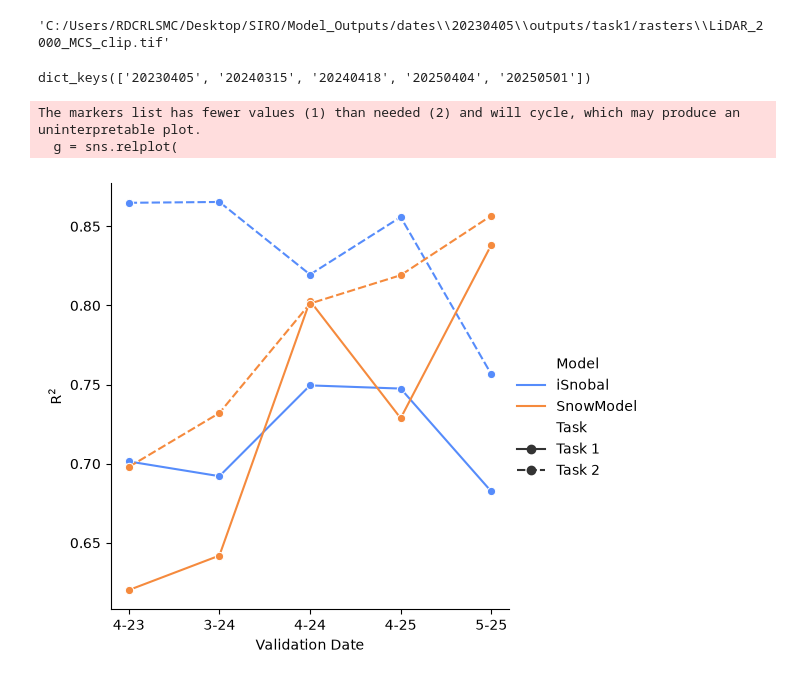
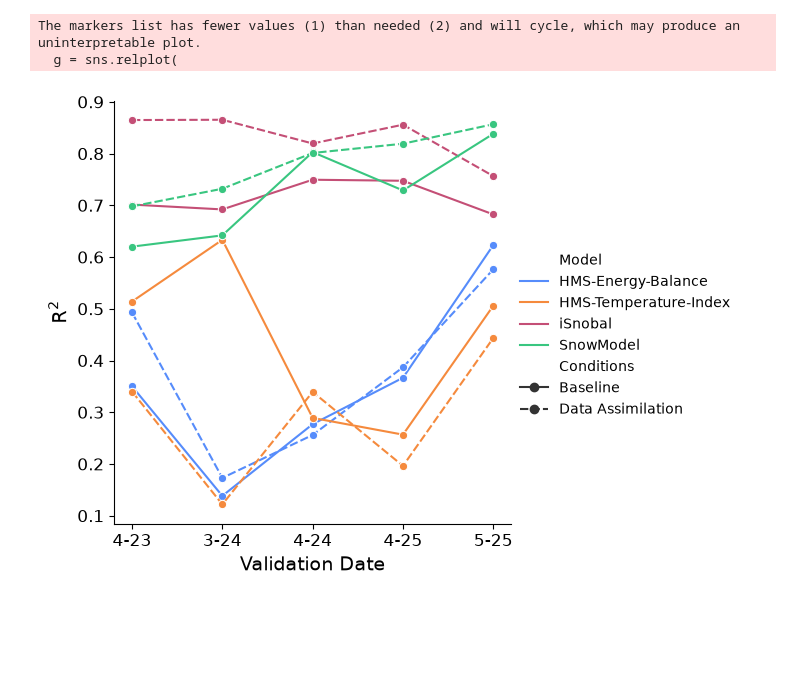
Before and after one commit to naniciafone/SIRO, a Jupyter notebook: analysis_notebooks/regressions.ipynb, the cells around one changed output. Cells and saved outputs as stored; diff of their text form; code cells hidden in the pictures; blank space fills up the shorter version.

Commit message:
updates to figures

```diff
--- a/analysis_notebooks/regressions.ipynb
+++ b/analysis_notebooks/regressions.ipynb
@@ -31,6 +27,6 @@ basin_shp = gpd.read_file(
 )
 # %%
-task1_raw_data = get_raw_data("C:/Users/RDCRLSMC/Desktop/SIRO/Model_Outputs/dates", 1)
-task2_raw_data = get_raw_data("C:/Users/RDCRLSMC/Desktop/SIRO/Model_Outputs/dates", 2)
-task1 = process_all_dates("C:/Users/RDCRLSMC/Desktop/SIRO/Model_Outputs/dates", 1)
-task2 = process_all_dates("C:/Users/RDCRLSMC/Desktop/SIRO/Model_Outputs/dates", 2)
+task1_raw_data = get_raw_data("C:/Users/13038/Desktop/SIRO/Model_Outputs/dates/dates", 1)
+task2_raw_data = get_raw_data("C:/Users/13038/Desktop/SIRO/Model_Outputs/dates/dates", 2)
+task1 = process_all_dates("C:/Users/13038/Desktop/SIRO/Model_Outputs/dates/dates", 1)
+task2 = process_all_dates("C:/Users/13038/Desktop/SIRO/Model_Outputs/dates/dates", 2)
@@ -89,11 +33,3 @@ for key in task2.keys():
-# %%
-task1['20230405']['lidar_2000']
-# %% [output]
-'C:/Users/RDCRLSMC/Desktop/SIRO/Model_Outputs/dates\\20230405\\outputs/task1/rasters\\LiDAR_2000_MCS_clip.tif'
-# %%
-task1.keys()
-# %% [output]
-dict_keys(['20230405', '20240315', '20240418', '20250404', '20250501'])
 # %%
 regressions = []
 
@@ -161,49 +97,34 @@ df.to_csv('outputs/regression_results.csv', index=False)
 df_filtered_isno = df[(df['Model'] == 'iSnobal') | (df['Model'] == 'SnowModel')]
 df_filtered_hms = df[(df['Model'] == 'HMS-Energy-Balance') | (df['Model'] == 'HMS-Temperature-Index')]
 # %%
+
 g = sns.relplot(
-    data=df_filtered_isno,
+    data=df,
     x='Date',
     y='r-squared',
     hue='Model',
-    style='Task',
+    style='Conditions',
     kind='line',
     markers = 'o')
 g.set_xticklabels(['4-23', '3-24', '4-24', '4-25', '5-25'])
 g.set_axis_labels("Validation Date",
                   "R$^2$",
-                  #fontsize=22
+                  fontsize=14
                   )
 g.tick_params(axis='both', which='major',
-#              labelsize=20
+              labelsize=12
               )
 g._legend.set_title("")
-#
-# g.fig.suptitle(
-#     "Modeled Snow Depth versus LiDAR",
-#     #ontsize=22,
-#     y=1.05,
-#     ha='center',
-#     x=0.45
-# )
-
-# sns.move_legend(
-#     g, "upper left",
-#     bbox_to_anchor=(.8, .75),
-#     title="",
-#     #fontsize=20,
-#     title_fontsize=1
-# )
-# plt.savefig(
-#     "C:/Users/RDCRLSMC/Desktop/SIRO/docs/figs/iSno_rsquared.png",
-#     dpi=300,
-#     bbox_inches='tight'
-# )
+plt.savefig(
+    "C:/Users/13038/Desktop/SIRO/docs/docs/figs/r-squared.png",
+    dpi=300,
+    bbox_inches='tight'
+)
 plt.show()
 # %% [output]
 The markers list has fewer values (1) than needed (2) and will cycle, which may produce an uninterpretable plot.
   g = sns.relplot(
-[figure, old version]
+[figure, new version]
 # %%
 
 g = sns.relplot(
```
Also changed, not shown: parts of 13 cells of this notebook, 8 other files.
